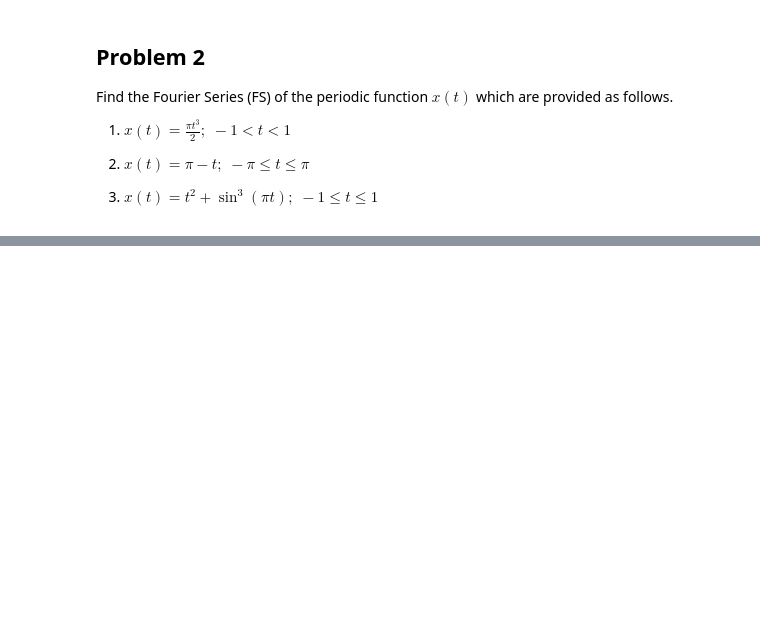
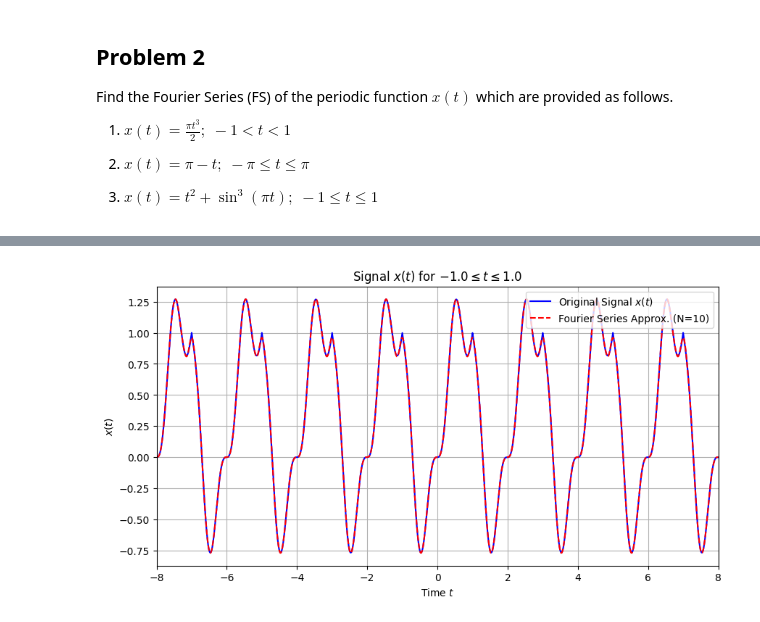
Before and after one commit to patthadon-p/CEDT-2110203-CEM-II, a Jupyter notebook: signal/homework-3/code/signal-homework-03-notebook.ipynb, the cells around one changed output, grey strips where cells are left out. Drawn from its saved outputs; the diff is of its cells as text; code cells hidden in the pictures; blank space fills up the shorter version.

```diff
--- a/signal/homework-3/code/signal-homework-03-notebook.ipynb
+++ b/signal/homework-3/code/signal-homework-03-notebook.ipynb
@@ -14,0 +203,54 @@ Find the Fourier Series (FS) of the periodic function $ x(t) $ which are provide
+# %%
+# Problem 2.3.
+
+# Parameters
+T = 2
+
+# Signal Definition
+def x3(t):
+    if -T/2 <= t < T/2:
+        return (t ** 2) + (np.sin(np.pi * t) ** 3)
+    elif t >= T/2:
+        return x3(t - T)
+    else:
+        return x3(t + T)
+
+vec_x3 = np.vectorize(x3)
+
+# Fourier Series Coefficients
+def a3k(k: int):
+    if k == 0:
+        return 1/3
+    elif abs(k) == 1:
+        return -(2 / (np.pi ** 2)) - (3j * k / 8)
+    elif abs(k) == 3:
+        return -(2 / (9 * (np.pi ** 2))) + (1j * k / 24)
+    else:
+        return 2 * ((-1) ** k) / ((k ** 2) * (np.pi ** 2))
+
+
+# Plotting the signal
+t = np.linspace(-4 * T, 4 * T, 10000)
+x_t = vec_x3(t)
+
+# Fourier Series Approximation
+N_harmonics = 10
+x_approx = fourier_series_approximation(x3, a3k, t, N_harmonics, T=T)
+
+
+# Plotting
+plt.figure(figsize=(10, 5))
+plt.title(rf"Signal $x(t)$ for $-{T/2} \leq t \leq {T/2}$")
+plt.xlim(-4 * T, 4 * T)
+plt.xlabel(r"Time $t$")
+plt.ylabel(r"$x(t)$")
+
+plt.plot(t, x_t, label=r"Original Signal $x(t)$", color="blue")
+plt.plot(t, x_approx, label=f"Fourier Series Approx. (N={N_harmonics})", color="red", linestyle="--")
+
+plt.grid()
+plt.legend(loc="upper right")
+plt.savefig("../images/problem_2_3.png", dpi=300)
+plt.show()
+# %% [output]
+[figure, added]
```
Also changed, not shown: parts of 7 cells of this notebook, 9 other files.
